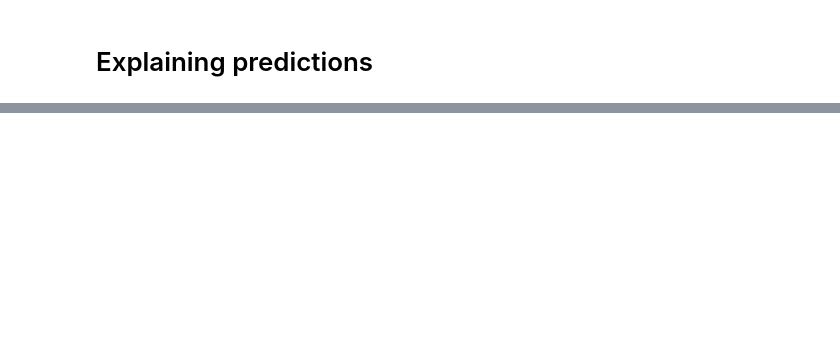
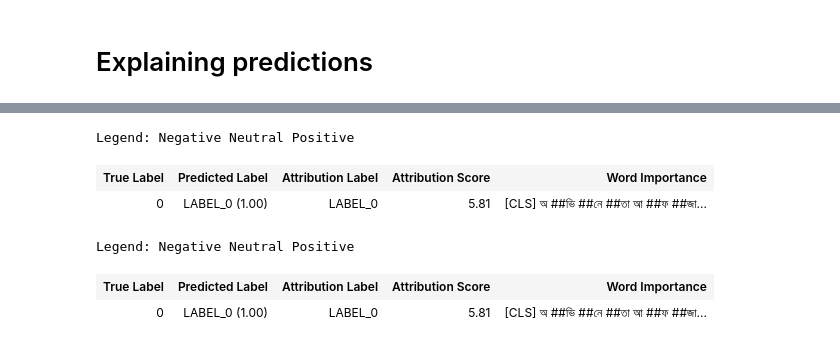
Before and after one commit to Tahsin-Mayeesha/tahsin_mayeesha, a Jupyter notebook: _notebooks/2021-08-05_bangla-fake-news.ipynb, the cells around one changed output, grey strips where cells are left out. Cells and saved outputs as stored; diff of their text form; code cells hidden in the pictures; blank space fills up the shorter version.

```diff
--- a/_notebooks/2021-08-05_bangla-fake-news.ipynb
+++ b/_notebooks/2021-08-05_bangla-fake-news.ipynb
@@ -282,2 +331,9 @@ word_attributions = cls_explainer("I love you, I like you")
 # %%
-cls_explainer.visualize
+cls_explainer.visualize()
+# %% [output]
+Legend: Negative Neutral Positive
+| True Label | Predicted Label | Attribution Label | Attribution Score | Word Importance |
+| 0 | LABEL_0 (1.00) | LABEL_0 | 5.81 | [CLS] অ ##ভি ##নে ##তা আ ##ফ ##জা... |
+Legend: Negative Neutral Positive
+| True Label | Predicted Label | Attribution Label | Attribution Score | Word Importance |
+| 0 | LABEL_0 (1.00) | LABEL_0 | 5.81 | [CLS] অ ##ভি ##নে ##তা আ ##ফ ##জা... |
```
Also changed, not shown: parts of 37 cells of this notebook, 2 other files.
